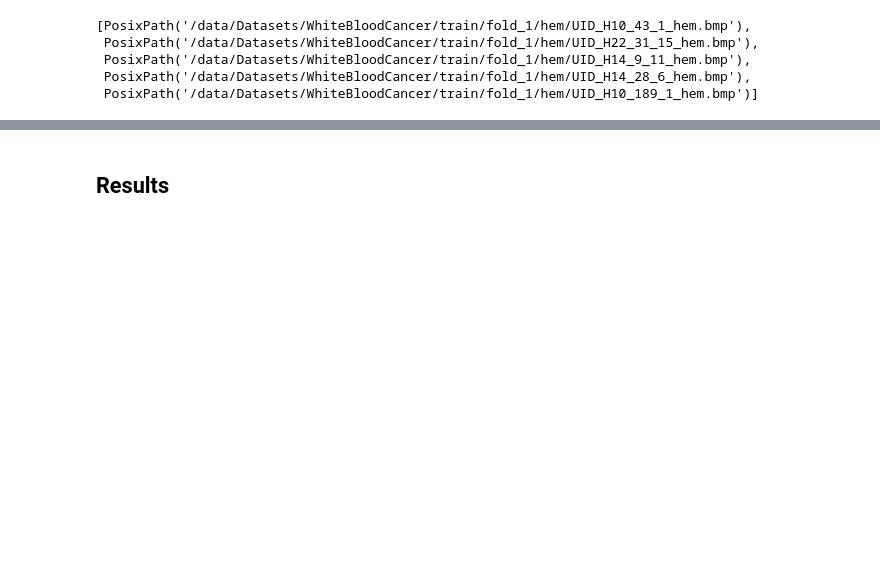
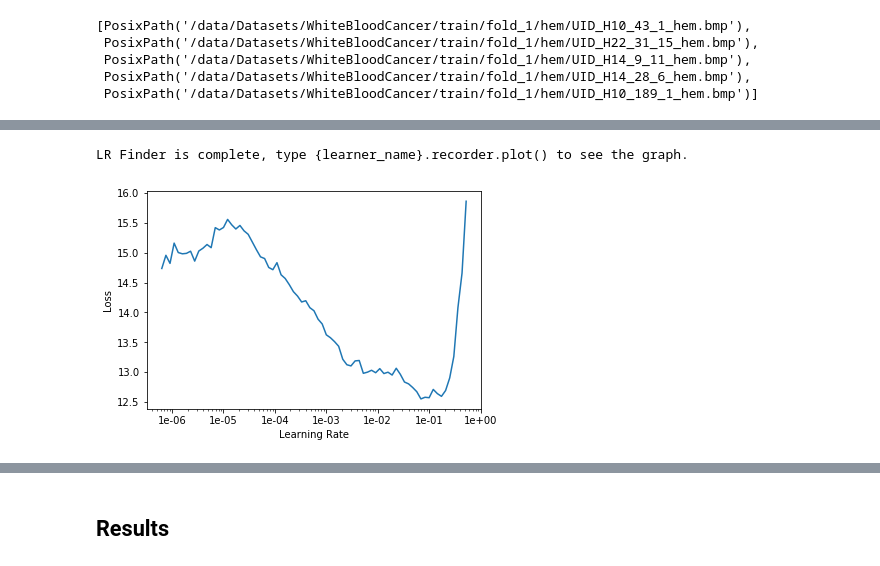
Before and after one commit to ChristianMarzahl/ISBI2019_WhiteBloodCancer, a Jupyter notebook: baseline.ipynb, the cells around one changed output, grey strips where cells are left out. Saved outputs shown, nothing was run; the diff lists cells and outputs as text; code cells hidden in the pictures; blank space fills up the shorter version.

```diff
--- a/baseline.ipynb
+++ b/baseline.ipynb
@@ -72,0 +123,6 @@ Downloading: "https://download.pytorch.org/models/resnet152-b121ed2d.pth" to /ho
+# %%
+learn.lr_find()
+learn.recorder.plot()
+# %% [output]
+LR Finder is complete, type {learner_name}.recorder.plot() to see the graph.
+[figure, added]
```
Also changed, not shown: parts of 22 cells of this notebook, 1 other file.
